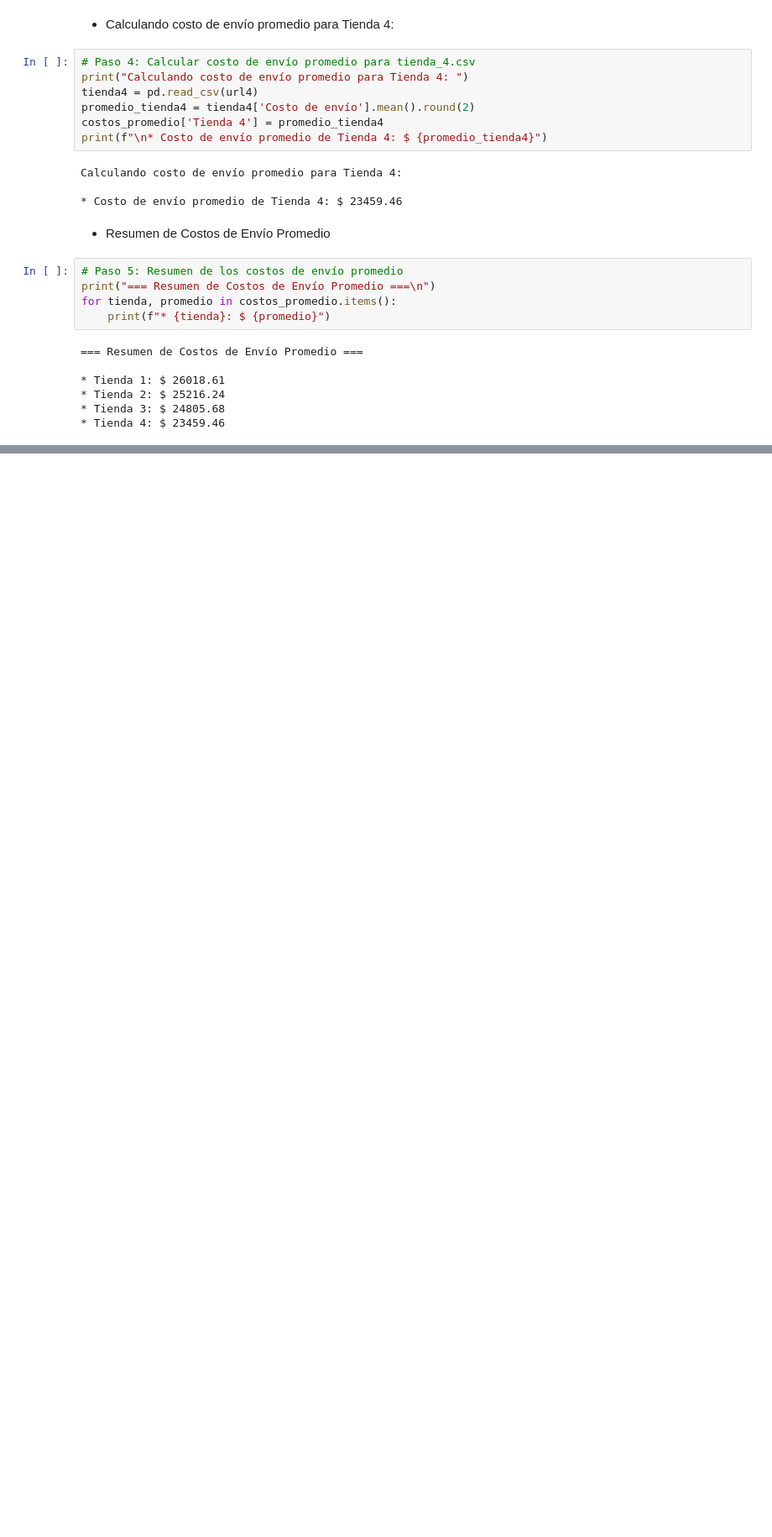
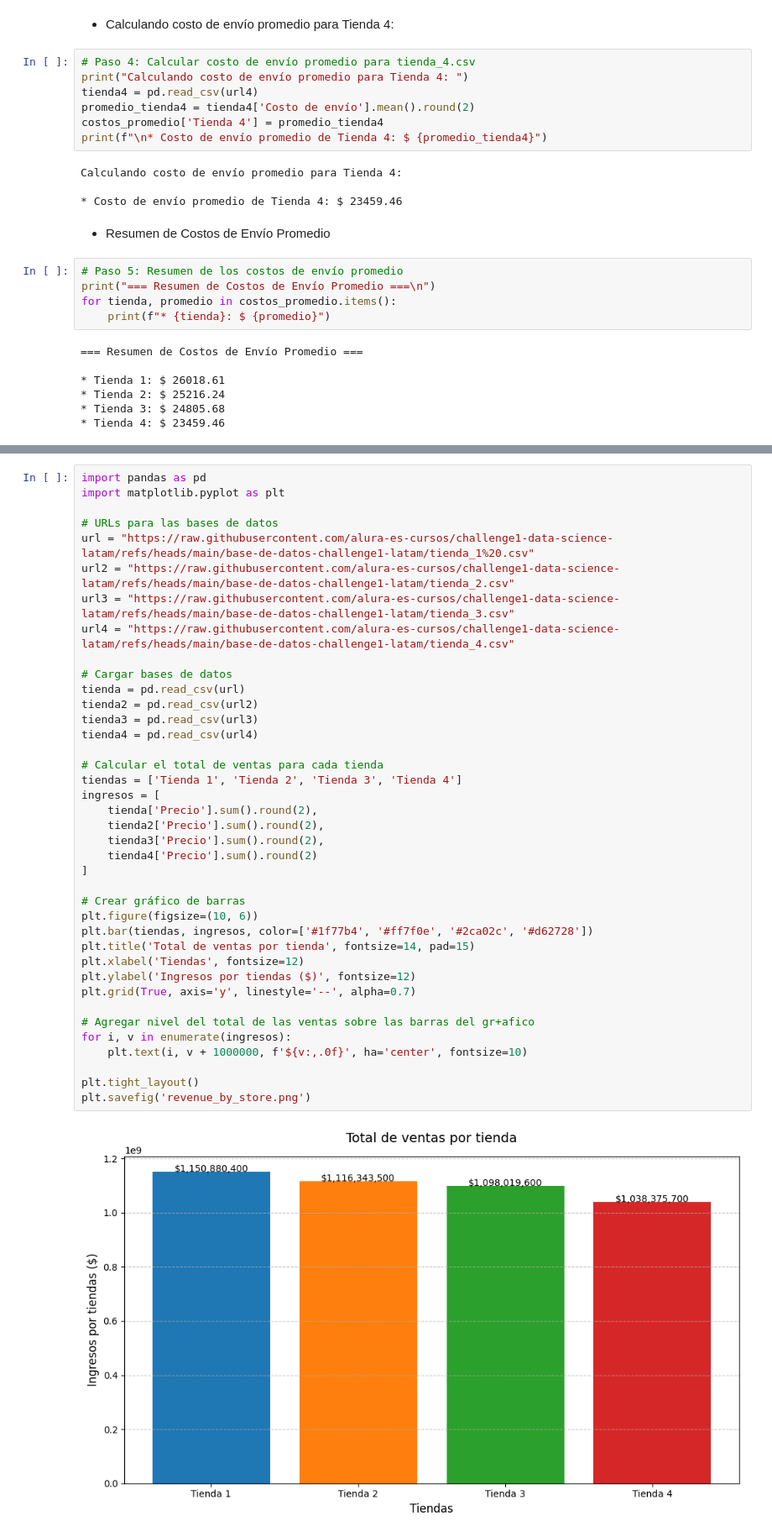
Before and after one commit to igafu053/Alura_Store_Latam, a Jupyter notebook: AluraStoreLatam.ipynb, the cells around one changed output, grey strips where cells are left out. Shown at 84% size. Cells and saved outputs as stored; diff of their text form; blank space fills up the shorter version.

Commit message:
Sexta actualización proyecto base, sexta fase gráficos ilustrativos

```diff
--- a/AluraStoreLatam.ipynb
+++ b/AluraStoreLatam.ipynb
@@ -458,0 +463,41 @@ for tienda, promedio in costos_promedio.items():
+# %%
+import pandas as pd
+import matplotlib.pyplot as plt
+
+# URLs para las bases de datos
+url = "https://raw.githubusercontent.com/alura-es-cursos/challenge1-data-science-latam/refs/heads/main/base-de-datos-challenge1-latam/tienda_1%20.csv"
+url2 = "https://raw.githubusercontent.com/alura-es-cursos/challenge1-data-science-latam/refs/heads/main/base-de-datos-challenge1-latam/tienda_2.csv"
+url3 = "https://raw.githubusercontent.com/alura-es-cursos/challenge1-data-science-latam/refs/heads/main/base-de-datos-challenge1-latam/tienda_3.csv"
+url4 = "https://raw.githubusercontent.com/alura-es-cursos/challenge1-data-science-latam/refs/heads/main/base-de-datos-challenge1-latam/tienda_4.csv"
+
+# Cargar bases de datos
+tienda = pd.read_csv(url)
+tienda2 = pd.read_csv(url2)
+tienda3 = pd.read_csv(url3)
+tienda4 = pd.read_csv(url4)
+
+# Calcular el total de ventas para cada tienda
+tiendas = ['Tienda 1', 'Tienda 2', 'Tienda 3', 'Tienda 4']
+ingresos = [
+    tienda['Precio'].sum().round(2),
+    tienda2['Precio'].sum().round(2),
+    tienda3['Precio'].sum().round(2),
+    tienda4['Precio'].sum().round(2)
+]
+
+# Crear gráfico de barras
+plt.figure(figsize=(10, 6))
+plt.bar(tiendas, ingresos, color=['#1f77b4', '#ff7f0e', '#2ca02c', '#d62728'])
+plt.title('Total de ventas por tienda', fontsize=14, pad=15)
+plt.xlabel('Tiendas', fontsize=12)
+plt.ylabel('Ingresos por tiendas ($)', fontsize=12)
+plt.grid(True, axis='y', linestyle='--', alpha=0.7)
+
+# Agregar nivel del total de las ventas sobre las barras del gr+afico
+for i, v in enumerate(ingresos):
+    plt.text(i, v + 1000000, f'${v:,.0f}', ha='center', fontsize=10)
+
+plt.tight_layout()
+plt.savefig('revenue_by_store.png')
+# %% [output]
+[figure, added]
```
Also changed, not shown: parts of 10 cells of this notebook.
